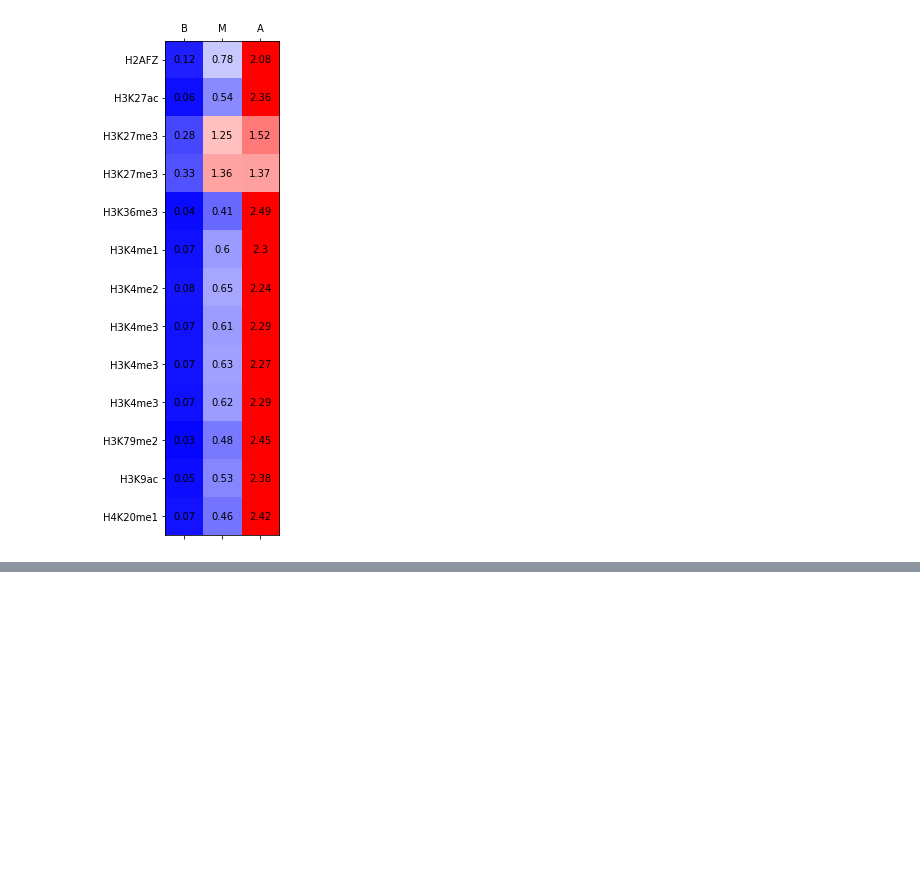
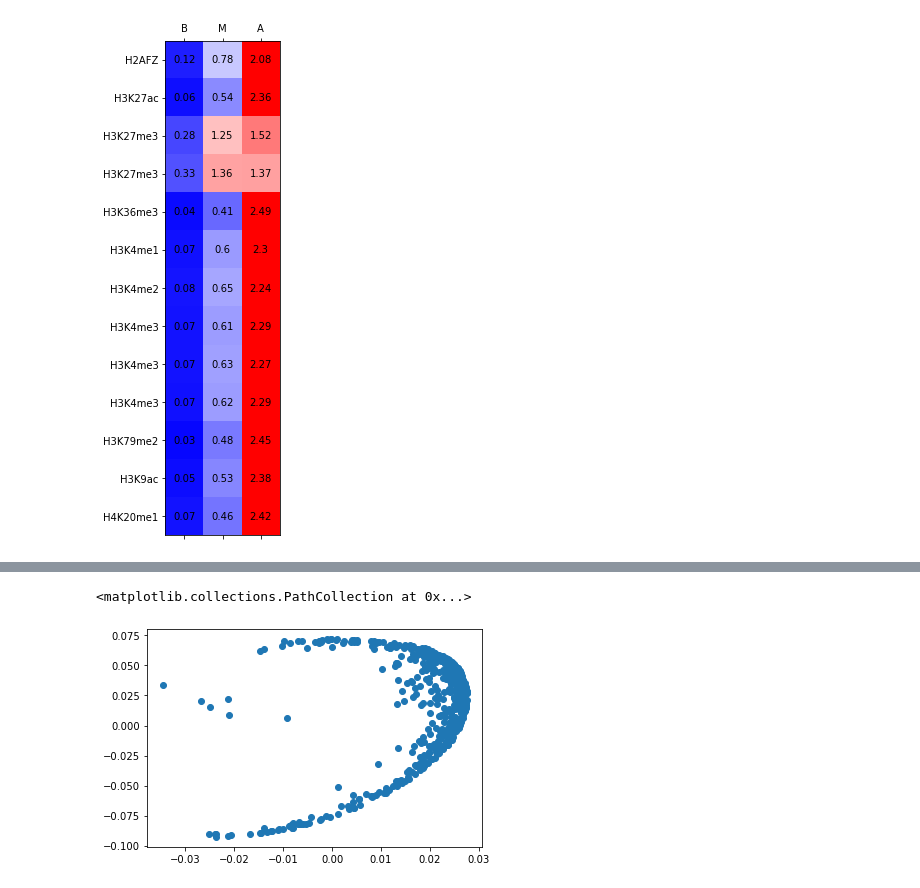
Before and after one commit to luisdiaz1997/HMM3P, a Jupyter notebook: notebooks/Supplemental Figure 2- Chipseq.ipynb, the cells around one changed output, grey strips where cells are left out. Saved outputs shown, nothing was run; the diff lists cells and outputs as text; code cells hidden in the pictures; blank space fills up the shorter version.

```diff
--- a/notebooks/Supplemental Figure 2- Chipseq.ipynb
+++ b/notebooks/Supplemental Figure 2- Chipseq.ipynb
@@ -200,0 +217,5 @@ fig2 = score_heatmap(scores_replicated_HMM3, HMM3, beds_replicated.target)
+# %%
+plt.scatter(U[:, 0] + 0.06, U[:, 1]+0.01 )
+# %% [output]
+<matplotlib.collections.PathCollection at 0x...>
+[figure, added]
```
Also changed, not shown: parts of 13 cells of this notebook.
